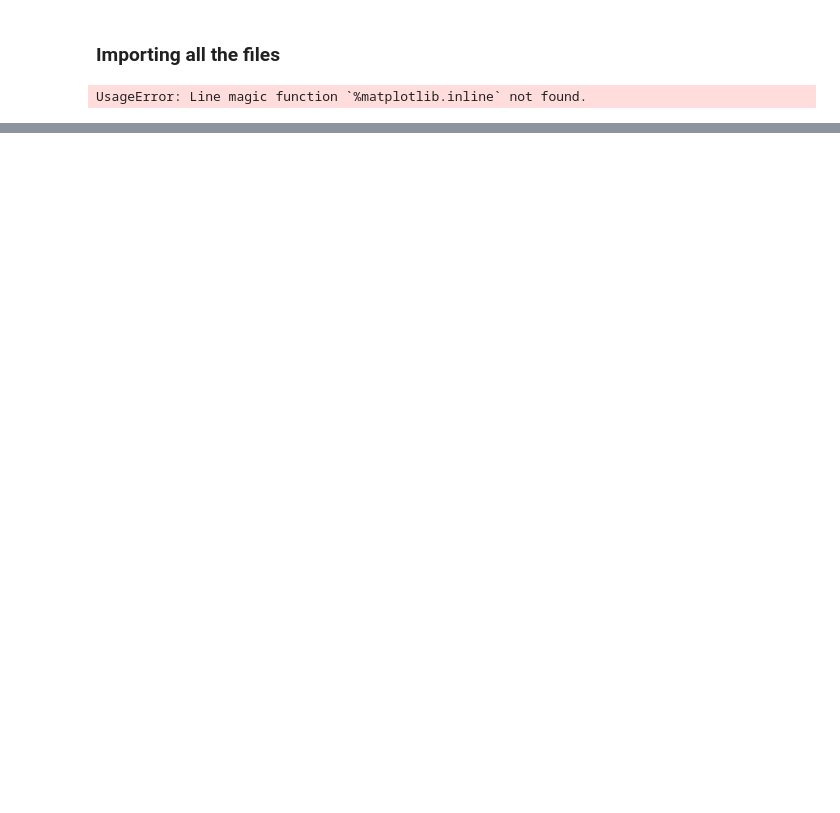
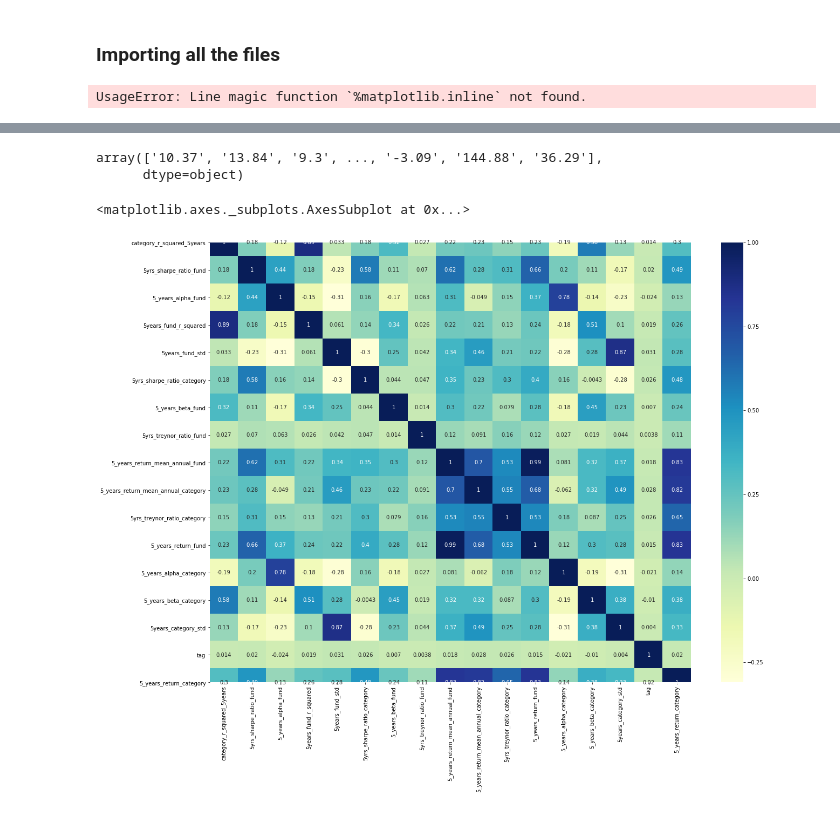
Before and after one commit to ayush1689/Ayush_work, a Jupyter notebook: Grand_Hackathon_Kumar_Ayush.ipynb, the cells around one changed output, grey strips where cells are left out. Saved outputs shown, nothing was run; the diff lists cells and outputs as text; code cells hidden in the pictures; blank space fills up the shorter version.

```diff
--- a/Grand_Hackathon_Kumar_Ayush.ipynb
+++ b/Grand_Hackathon_Kumar_Ayush.ipynb
@@ -207,0 +202,2 @@ Index(['fund_id', 'greatstone_rating'], dtype='object')
+# %%
+return_5year['5yrs_treynor_ratio_fund'] = return_5year['5yrs_treynor_ratio_fund'].str.replace(',', '').astype(float)
@@ -207,0 +1462,2 @@ Index(['fund_id', 'greatstone_rating'], dtype='object')
+# %%
+return_5year.dropna(inplace = True )
@@ -207,0 +1489,13 @@ Index(['fund_id', 'greatstone_rating'], dtype='object')
+# %%
+return_5year['5yrs_treynor_ratio_fund'].unique()
+# %% [output]
+array(['10.37', '13.84', '9.3', ..., '-3.09', '144.88', '36.29'],
+      dtype=object)
+# %%
+return_5year['5yrs_treynor_ratio_fund'] = return_5year.apply(lambda x: float(x['5yrs_treynor_ratio_fund'].replace(',', '')),axis=1)
+# %%
+plt.subplots(figsize=(20,15))
+sns.heatmap(return_5year.corr(), annot=True,cmap="YlGnBu")
+# %% [output]
+<matplotlib.axes._subplots.AxesSubplot at 0x...>
+[figure, added]
```
Also changed, not shown: parts of 297 cells of this notebook.
